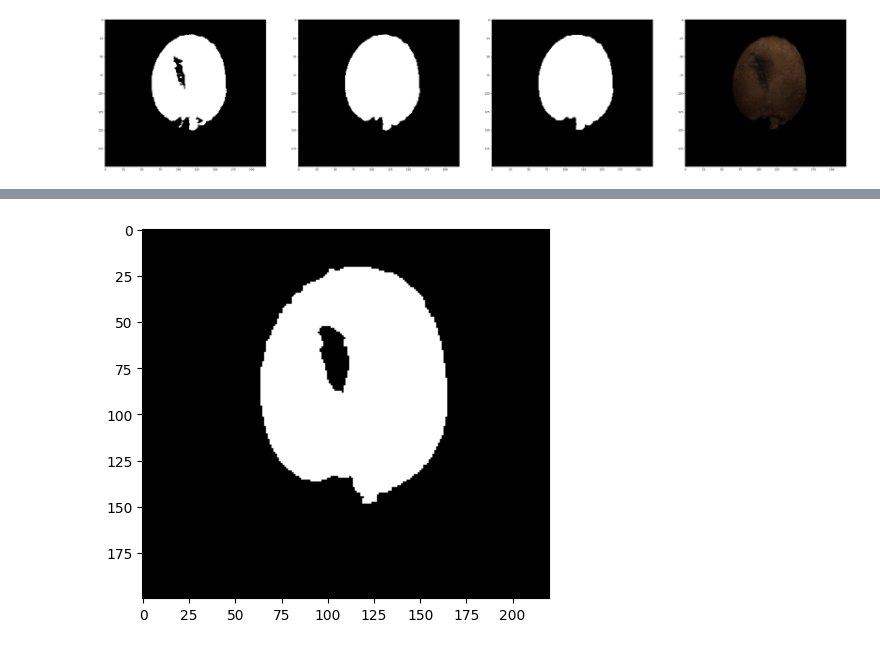
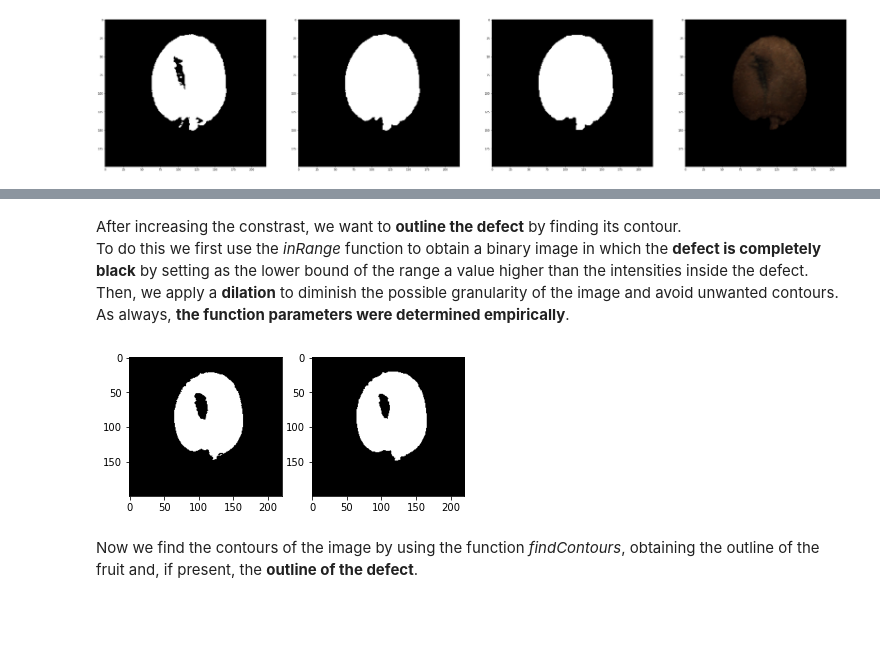
Before and after one commit to Stikinit/fruit-inspection, a Jupyter notebook: Final_Challenge.ipynb, the cells around one changed output, grey strips where cells are left out. Drawn from its saved outputs; the diff is of its cells as text; code cells hidden in the pictures; blank space fills up the shorter version.

```diff
--- a/Final_Challenge.ipynb
+++ b/Final_Challenge.ipynb
@@ -148,13 +153,21 @@ plt.show()
+# %% [markdown]
+After increasing the constrast, we want to <b>outline the defect</b> by finding its contour. <br/>
+To do this we first use the <i>inRange</i> function to obtain a binary image in which the <b>defect is completely black</b> by setting as the lower bound of the range a value higher than the intensities inside the defect.<br/>
+Then, we apply a <b>dilation</b> to diminish the possible granularity of the image and avoid unwanted contours.<br/>
+As always, <b>the function parameters were determined empirically</b>.
 # %%
 lower_kiwi = 70
 upper_kiwi = 255
 masked = cv2.inRange(img_blur, lower_kiwi, upper_kiwi)
+f, axarr = plt.subplots(1,2)
+axarr[0].imshow(masked, cmap='gray',vmin=0, vmax=255)
 
 kernel_dil=cv2.getStructuringElement(cv2.MORPH_RECT,(3,3))
 dilated=cv2.dilate(masked,kernel_dil,iterations=1)
-
-plt.imshow(dilated, cmap='gray',vmin=0, vmax=255)
+axarr[1].imshow(dilated, cmap='gray',vmin=0, vmax=255)
 plt.show()
 # %% [output]
-[figure, old version]
+[figure, new version]
+# %% [markdown]
+Now we find the contours of the image by using the function <i>findContours</i>, obtaining the outline of the fruit and, if present, the <b>outline of the defect</b>.
 # %%
```
Also changed, not shown: parts of 9 cells of this notebook, 2 other files.
